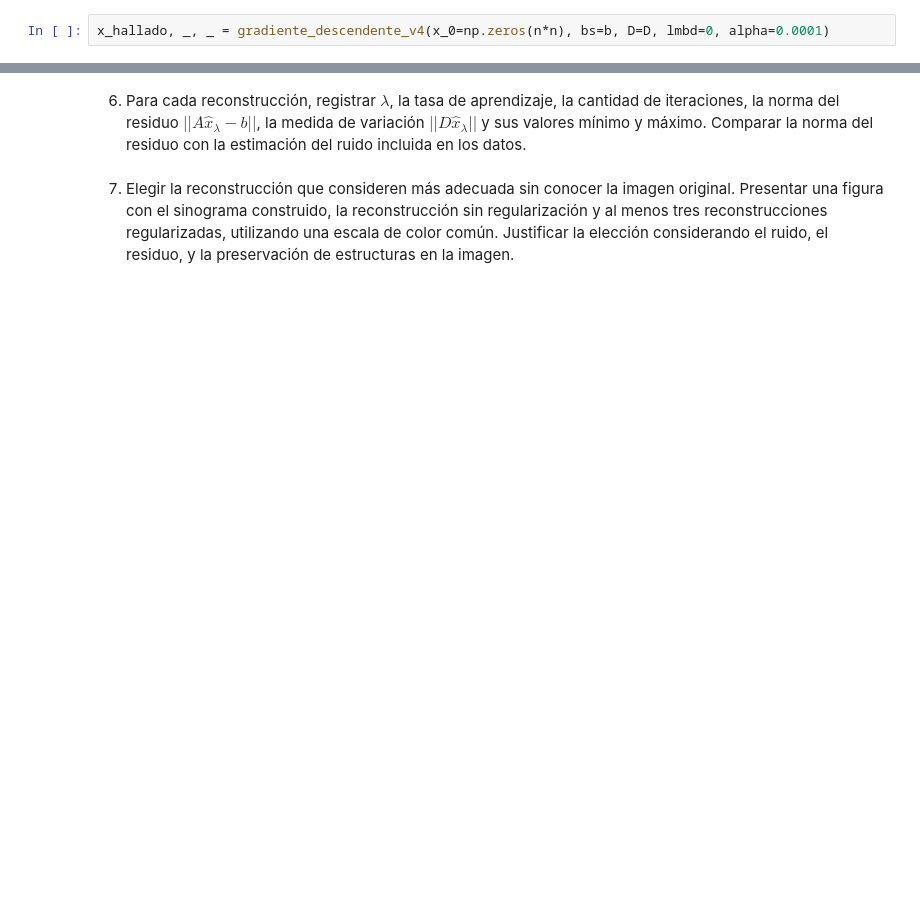
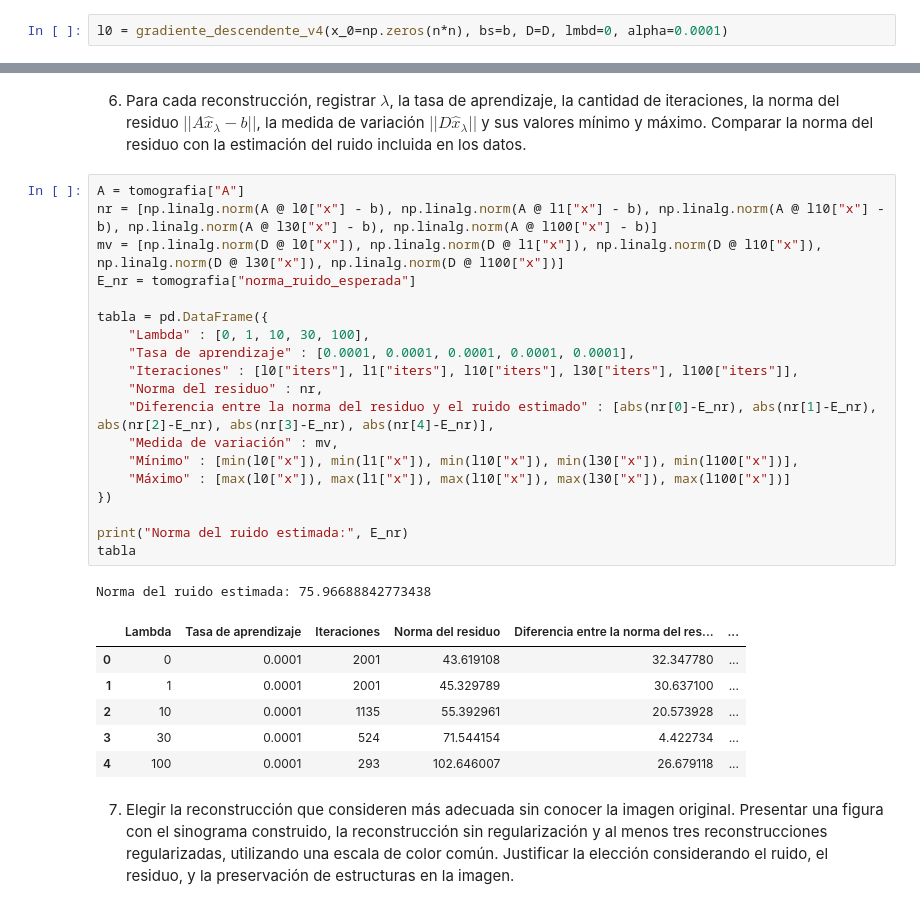
Before and after one commit to josedesgtt/imagenes-tomograficas-tp-metodos, a Jupyter notebook: ejercicio_10.ipynb, the cells around one changed output, grey strips where cells are left out. Drawn from its saved outputs; the diff is of its cells as text; blank space fills up the shorter version.

```diff
--- a/ejercicio_10.ipynb
+++ b/ejercicio_10.ipynb
@@ -220,5 +232,5 @@ umax = 11124.072 => 2/umax = 0.00017979028
 # %% [markdown]
 Por ende, llegamos a que $0\lt\alpha\lt 0.00017979028$ para converger:
 # %%
-x_hallado, _, _ = gradiente_descendente_v4(x_0=np.zeros(n*n), bs=b, D=D, lmbd=0, alpha=0.0001)
+l0 = gradiente_descendente_v4(x_0=np.zeros(n*n), bs=b, D=D, lmbd=0, alpha=0.0001)
 # %%
@@ -251,4 +287,31 @@ Comenzar explorando $\lambda \in \{0,1,10,30,100\}$ y, si lo consideran necesari
 # %% [markdown]
 6. Para cada reconstrucción, registrar $\lambda$, la tasa de aprendizaje, la cantidad de iteraciones, la norma del residuo $||A\hat{x}_\lambda - b||$, la medida de variación $||D\hat{x}_\lambda||$ y sus valores mínimo y máximo. Comparar la norma del residuo con la estimación del ruido incluida en los datos.
+# %%
+A = tomografia["A"]
+nr = [np.linalg.norm(A @ l0["x"] - b), np.linalg.norm(A @ l1["x"] - b), np.linalg.norm(A @ l10["x"] - b), np.linalg.norm(A @ l30["x"] - b), np.linalg.norm(A @ l100["x"] - b)]
+mv = [np.linalg.norm(D @ l0["x"]), np.linalg.norm(D @ l1["x"]), np.linalg.norm(D @ l10["x"]), np.linalg.norm(D @ l30["x"]), np.linalg.norm(D @ l100["x"])]
+E_nr = tomografia["norma_ruido_esperada"]
+
+tabla = pd.DataFrame({
+    "Lambda" : [0, 1, 10, 30, 100],
+    "Tasa de aprendizaje" : [0.0001, 0.0001, 0.0001, 0.0001, 0.0001],
+    "Iteraciones" : [l0["iters"], l1["iters"], l10["iters"], l30["iters"], l100["iters"]],
+    "Norma del residuo" : nr,
+    "Diferencia entre la norma del residuo y el ruido estimado" : [abs(nr[0]-E_nr), abs(nr[1]-E_nr), abs(nr[2]-E_nr), abs(nr[3]-E_nr), abs(nr[4]-E_nr)],
+    "Medida de variación" : mv,
+    "Mínimo" : [min(l0["x"]), min(l1["x"]), min(l10["x"]), min(l30["x"]), min(l100["x"])],
+    "Máximo" : [max(l0["x"]), max(l1["x"]), max(l10["x"]), max(l30["x"]), max(l100["x"])]
+})
+
+print("Norma del ruido estimada:", E_nr)
+tabla
+# %% [output]
+Norma del ruido estimada: 75.96688842773438
+|  | Lambda | Tasa de aprendizaje | Iteraciones | Norma del residuo | Diferencia entre la norma del res... | ... |
+| 0 | 0 | 0.0001 | 2001 | 43.619108 | 32.347780 | ... |
+| 1 | 1 | 0.0001 | 2001 | 45.329789 | 30.637100 | ... |
+| 2 | 10 | 0.0001 | 1135 | 55.392961 | 20.573928 | ... |
+| 3 | 30 | 0.0001 | 524 | 71.544154 | 4.422734 | ... |
+| 4 | 100 | 0.0001 | 293 | 102.646007 | 26.679118 | ... |
 # %% [markdown]
 7. Elegir la reconstrucción que consideren más adecuada sin conocer la imagen original. Presentar una figura con el sinograma construido, la reconstrucción sin regularización y al menos tres reconstrucciones regularizadas, utilizando una escala de color común. Justificar la elección considerando el ruido, el residuo, y la preservación de estructuras en la imagen.
```
Also changed, not shown: parts of 6 cells of this notebook.
